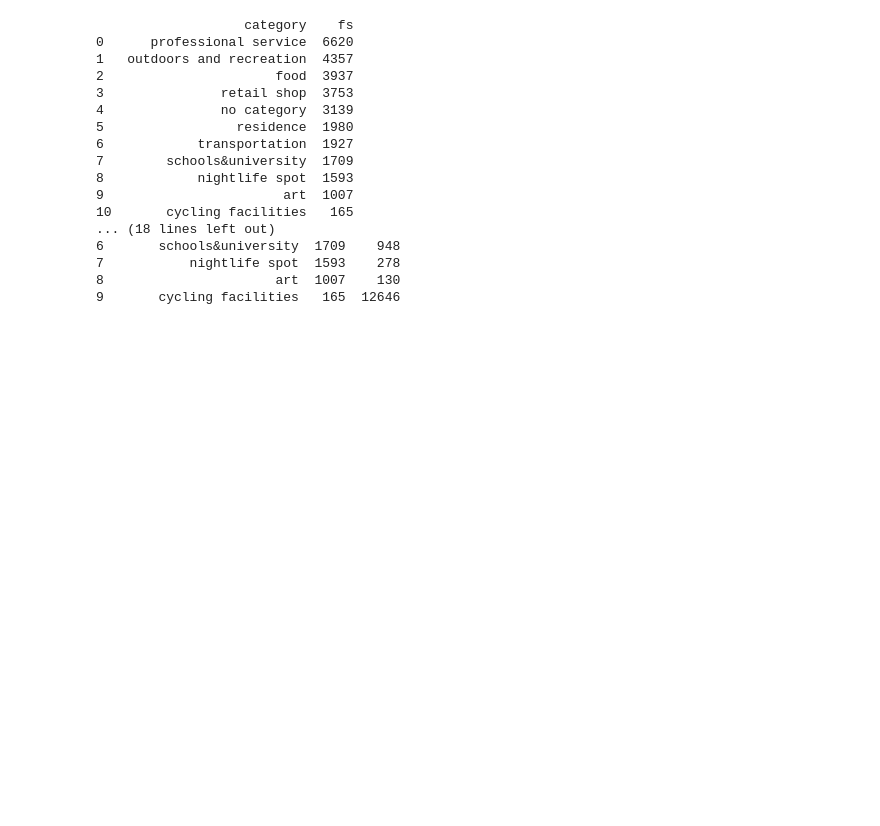
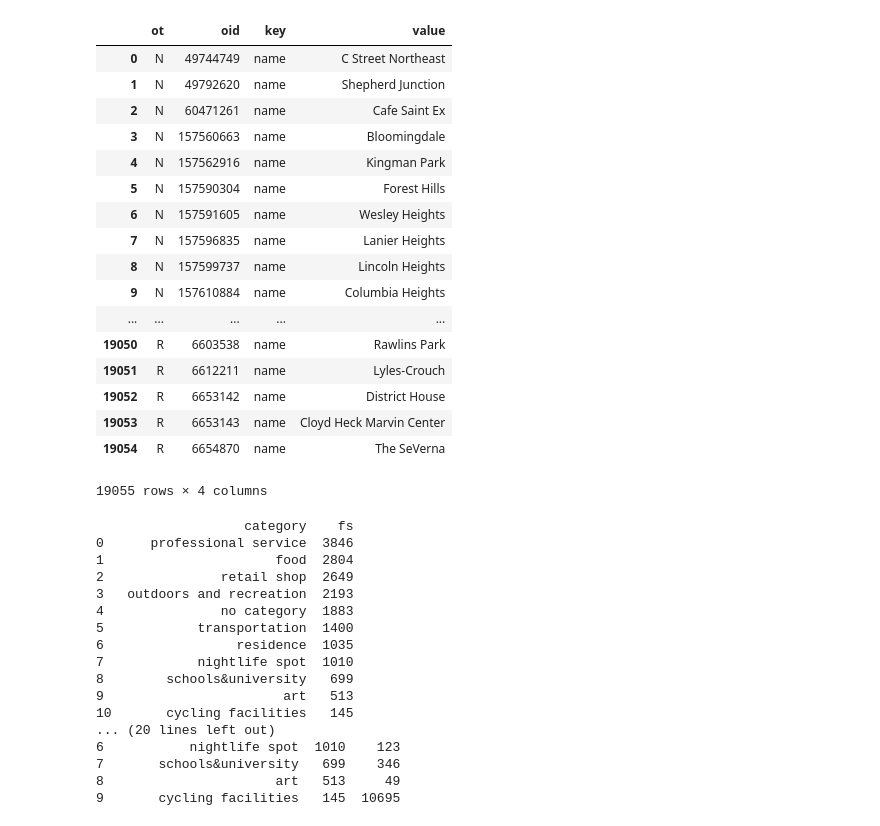
Before and after one commit to JHWu92/Cycling_safety, a Jupyter notebook: open_data_analysis/developing poi.ipynb, the cells around one changed output. Drawn from its saved outputs; the diff is of its cells as text; code cells hidden in the pictures; blank space fills up the shorter version.

```diff
--- a/open_data_analysis/developing poi.ipynb
+++ b/open_data_analysis/developing poi.ipynb
@@ -187,3 +181,24 @@ set([1,2])|set([12])
+# %%
+df
+# %% [output]
+|  | ot | oid | key | value |
+| 0 | N | 49744749 | name | C Street Northeast |
+| 1 | N | 49792620 | name | Shepherd Junction |
+| 2 | N | 60471261 | name | Cafe Saint Ex |
+| 3 | N | 157560663 | name | Bloomingdale |
+| 4 | N | 157562916 | name | Kingman Park |
+| 5 | N | 157590304 | name | Forest Hills |
+| 6 | N | 157591605 | name | Wesley Heights |
+| 7 | N | 157596835 | name | Lanier Heights |
+| 8 | N | 157599737 | name | Lincoln Heights |
+| 9 | N | 157610884 | name | Columbia Heights |
+| ... | ... | ... | ... | ... |
+| 19050 | R | 6603538 | name | Rawlins Park |
+| 19051 | R | 6612211 | name | Lyles-Crouch |
+| 19052 | R | 6653142 | name | District House |
+| 19053 | R | 6653143 | name | Cloyd Heck Marvin Center |
+| 19054 | R | 6654870 | name | The SeVerna |
+19055 rows × 4 columns
 # %%
 def poi_distribution(poi_frsq, poi_osm, poi=None):
     import numpy as np
@@ -192,25 +207,27 @@ def poi_distribution(poi_frsq, poi_osm, poi=None):
     categories, counts = np.unique(np.hstack(poi_osm.category.apply(list).apply(np.array).values), return_counts=True)
     poi_osm_distr = pd.DataFrame(zip(categories,counts),columns=['category','osm'])
     print poi_frsq_distr
+    print
     print poi_osm_distr
+    print
     print poi_frsq_distr.merge(poi_osm_distr)
 
-poi_distribution(poi_frsq_dc, poi_osm_dc)
+poi_distribution(poi_frsq_near_seg_dc, poi_osm_near_seg_dc)
 # %% [output]
                    category    fs
-0      professional service  6620
-1   outdoors and recreation  4357
-2                      food  3937
-3               retail shop  3753
-4               no category  3139
-5                 residence  1980
-6            transportation  1927
-7        schools&university  1709
-8            nightlife spot  1593
-9                       art  1007
-10       cycling facilities   165
-... (18 lines left out)
-6       schools&university  1709    948
-7           nightlife spot  1593    278
-8                      art  1007    130
-9       cycling facilities   165  12646
+0      professional service  3846
+1                      food  2804
+2               retail shop  2649
+3   outdoors and recreation  2193
+4               no category  1883
+5            transportation  1400
+6                 residence  1035
+7            nightlife spot  1010
+8        schools&university   699
+9                       art   513
+10       cycling facilities   145
+... (20 lines left out)
+6           nightlife spot  1010    123
+7       schools&university   699    346
+8                      art   513     49
+9       cycling facilities   145  10695
```
Also changed, not shown: parts of 24 cells of this notebook, 9 other files.
